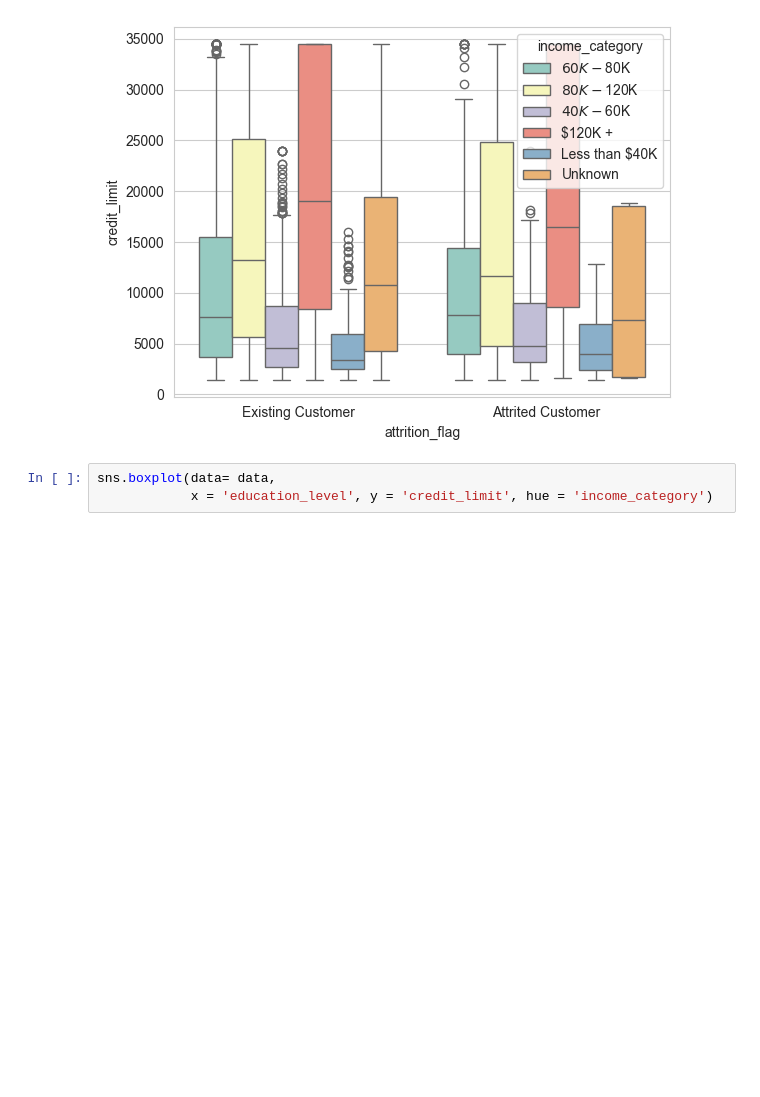
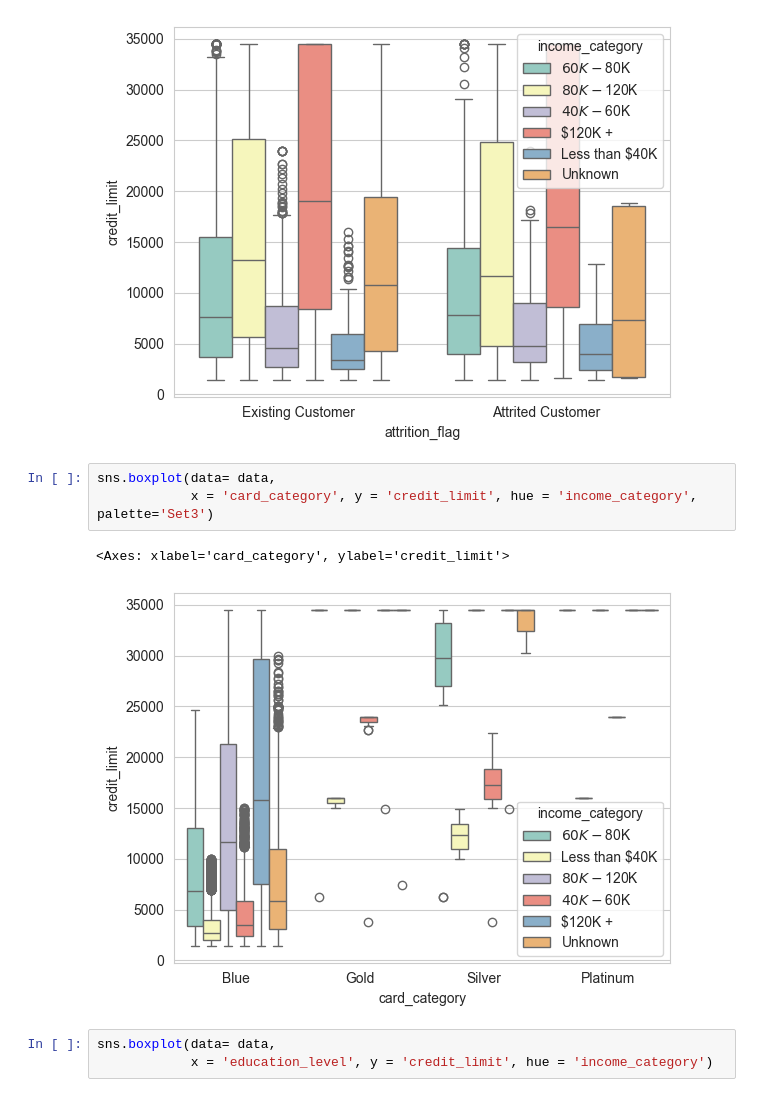
Before and after one commit to estef026/ProyectoChurn2, a Jupyter notebook: EDA - Estefania.ipynb, the cells around one changed output. Cells and saved outputs as stored; diff of their text form; blank space fills up the shorter version.

```diff
--- a/EDA - Estefania.ipynb
+++ b/EDA - Estefania.ipynb
@@ -396,6 +398,12 @@ sns.boxplot(data= data[data['gender'] == 'M'],
 # %% [output]
 <Axes: xlabel='attrition_flag', ylabel='credit_limit'>
 [figure]
+# %%
+sns.boxplot(data= data,
+            x = 'card_category', y = 'credit_limit', hue = 'income_category', palette='Set3')
+# %% [output]
+<Axes: xlabel='card_category', ylabel='credit_limit'>
+[figure, added]
 # %%
 sns.boxplot(data= data,
             x = 'education_level', y = 'credit_limit', hue = 'income_category')
```
Also changed, not shown: parts of 14 cells of this notebook.
